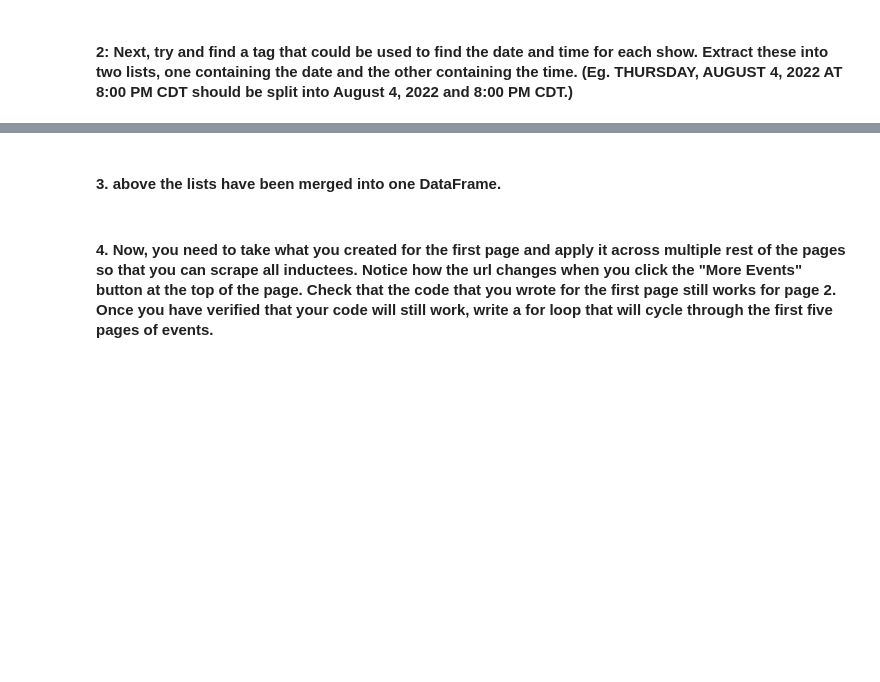
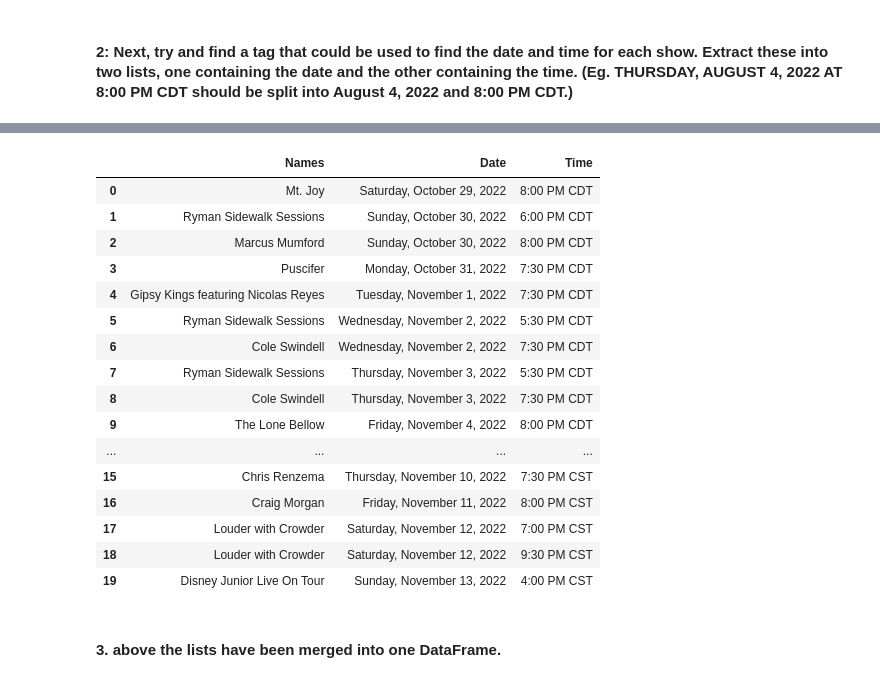
Before and after one commit to NSS-Data-Analytics-Cohort-7/web-scraping-ryman-Tyost24, a Jupyter notebook: Ryman_Web_Scrap.ipynb, the cells around one changed output, grey strips where cells are left out. Drawn from its saved outputs; the diff is of its cells as text; code cells hidden in the pictures; blank space fills up the shorter version.

```diff
--- a/Ryman_Web_Scrap.ipynb
+++ b/Ryman_Web_Scrap.ipynb
@@ -78,4 +329,23 @@ n_d
-# %% [markdown]
-#### 3. above the lists have been merged into one DataFrame.
-# %% [markdown]
-#### 4. Now, you need to take what you created for the first page and apply it across multiple rest of the pages so that you can scrape all inductees. Notice how the url changes when you click the "More Events" button at the top of the page. Check that the code that you wrote for the first page still works for page 2. Once you have verified that your code will still work, write a for loop that will cycle through the first five pages of events.
+# %%
+event = p.concat([a2, date5], axis =1)
+event
+# %% [output]
+|  | Names | Date | Time |
+| 0 | Mt. Joy | Saturday, October 29, 2022 | 8:00 PM CDT |
+| 1 | Ryman Sidewalk Sessions | Sunday, October 30, 2022 | 6:00 PM CDT |
+| 2 | Marcus Mumford | Sunday, October 30, 2022 | 8:00 PM CDT |
+| 3 | Puscifer | Monday, October 31, 2022 | 7:30 PM CDT |
+| 4 | Gipsy Kings featuring Nicolas Reyes | Tuesday, November 1, 2022 | 7:30 PM CDT |
+| 5 | Ryman Sidewalk Sessions | Wednesday, November 2, 2022 | 5:30 PM CDT |
+| 6 | Cole Swindell | Wednesday, November 2, 2022 | 7:30 PM CDT |
+| 7 | Ryman Sidewalk Sessions | Thursday, November 3, 2022 | 5:30 PM CDT |
+| 8 | Cole Swindell | Thursday, November 3, 2022 | 7:30 PM CDT |
+| 9 | The Lone Bellow | Friday, November 4, 2022 | 8:00 PM CDT |
+| ... | ... | ... | ... |
+| 15 | Chris Renzema | Thursday, November 10, 2022 | 7:30 PM CST |
+| 16 | Craig Morgan | Friday, November 11, 2022 | 8:00 PM CST |
+| 17 | Louder with Crowder | Saturday, November 12, 2022 | 7:00 PM CST |
+| 18 | Louder with Crowder | Saturday, November 12, 2022 | 9:30 PM CST |
+| 19 | Disney Junior Live On Tour | Sunday, November 13, 2022 | 4:00 PM CST |
+# %% [markdown]
+#### 3. above the lists have been merged into one DataFrame.
```
Also changed, not shown: parts of 24 cells of this notebook.
